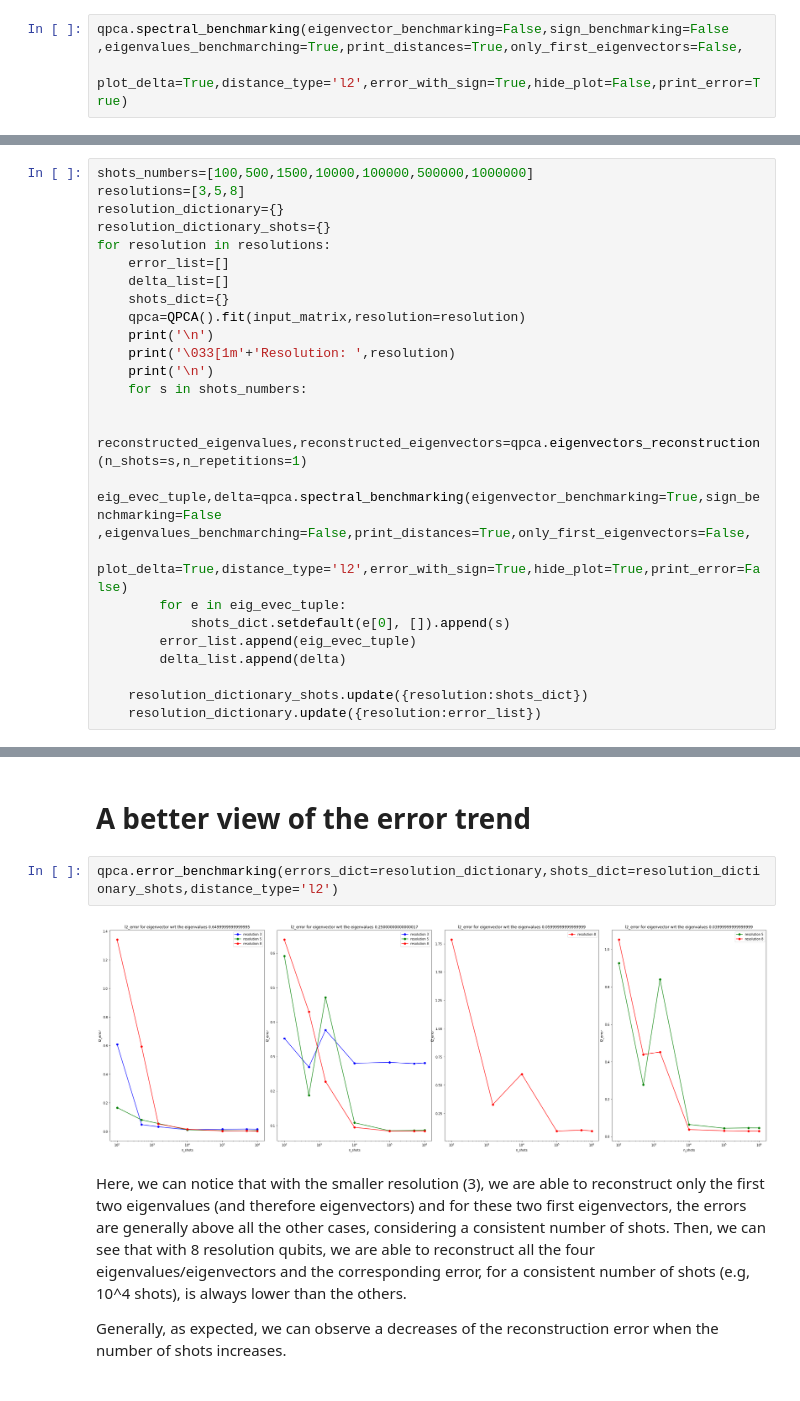
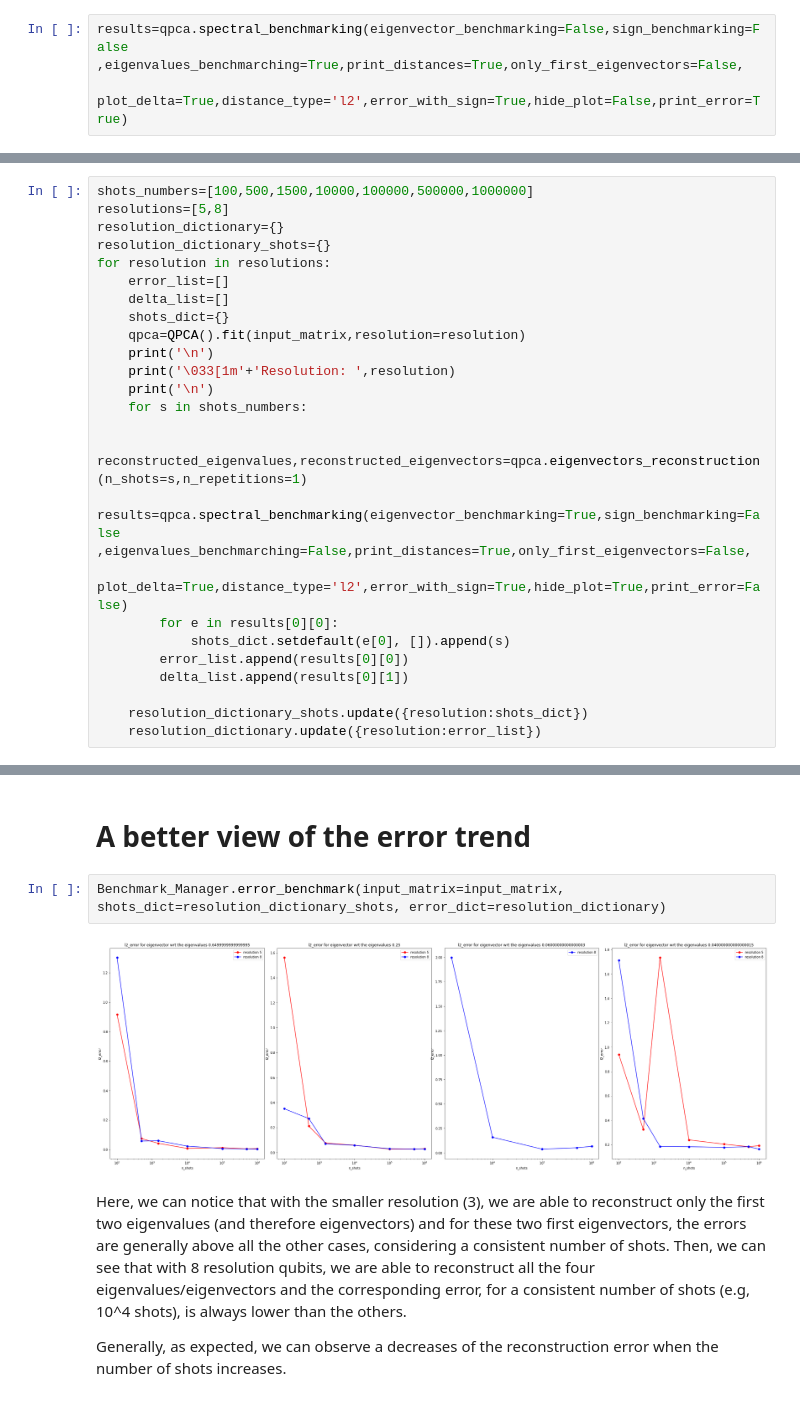
Before and after one commit to PolnareffPark/QuPCA, a Jupyter notebook: Benchmark.ipynb, the cells around one changed output, grey strips where cells are left out. Cells and saved outputs as stored; diff of their text form.

```diff
--- a/Benchmark.ipynb
+++ b/Benchmark.ipynb
@@ -86,7 +88,7 @@ we consider correct all the reconstructed signs since it is like if we consider
 # %% [markdown]
 This experiment is related to the eigenvalues reconstruction. More precisely, setting the eigenvalues_benchmarching flag to True you can visualize the original eigenvalues and the reconstructed ones. If we miss a red circle in corrspondence of a black cross, it means that we are not able to reconstruct correctly this specific eigenvalue. We can even specify the print_error flag, to print the table that shows for each eigenvalue the specific absolute reconstruction error computed as absolute difference between original and reconstructed eigenvalue.
 # %%
-qpca.spectral_benchmarking(eigenvector_benchmarking=False,sign_benchmarking=False ,eigenvalues_benchmarching=True,print_distances=True,only_first_eigenvectors=False,
+results=qpca.spectral_benchmarking(eigenvector_benchmarking=False,sign_benchmarking=False ,eigenvalues_benchmarching=True,print_distances=True,only_first_eigenvectors=False,
                                                         plot_delta=True,distance_type='l2',error_with_sign=True,hide_plot=False,print_error=True)
 # %% [output]
 [figure]
@@ -109,7 +111,7 @@ In this specific case, using 8 resolution qubit and 1000000 shots, we can see a
 Here, we show the eigenvector reconstruction error trend by performing the same procedure of the first experiment but with different and increasing number of shots and resolution qubits. You can choose to show or not all the plots using the hide_plot flag.
 # %%
 shots_numbers=[100,500,1500,10000,100000,500000,1000000]
-resolutions=[3,5,8]
+resolutions=[5,8]
 resolution_dictionary={}
 resolution_dictionary_shots={}
 for resolution in resolutions:
@@ -123,12 +125,12 @@ for resolution in resolutions:
     for s in shots_numbers:
 
         reconstructed_eigenvalues,reconstructed_eigenvectors=qpca.eigenvectors_reconstruction(n_shots=s,n_repetitions=1)
-        eig_evec_tuple,delta=qpca.spectral_benchmarking(eigenvector_benchmarking=True,sign_benchmarking=False ,eigenvalues_benchmarching=False,print_distances=True,only_first_eigenvectors=False,
+        results=qpca.spectral_benchmarking(eigenvector_benchmarking=True,sign_benchmarking=False ,eigenvalues_benchmarching=False,print_distances=True,only_first_eigenvectors=False,
                                                         plot_delta=True,distance_type='l2',error_with_sign=True,hide_plot=True,print_error=False)
-        for e in eig_evec_tuple:
+        for e in results[0][0]:
             shots_dict.setdefault(e[0], []).append(s)
-        error_list.append(eig_evec_tuple)
-        delta_list.append(delta)
+        error_list.append(results[0][0])
+        delta_list.append(results[0][1])
 
     resolution_dictionary_shots.update({resolution:shots_dict})
     resolution_dictionary.update({resolution:error_list})
@@ -144,10 +141,10 @@ Resolution:  8
 Once you have computed all the errors for all the different cases, you can use the following function (in the following section) to have a better view of all the error trends. Remember to save always all the results relative to the different executions, using different combination of shots and resolution, in a dictionary, as we have done in the previous cell.
 # %% [markdown]
 # A better view of the error trend
-# %%
-qpca.error_benchmarking(errors_dict=resolution_dictionary,shots_dict=resolution_dictionary_shots,distance_type='l2')
-# %% [output]
-[figure, removed]
+# %%
+Benchmark_Manager.error_benchmark(input_matrix=input_matrix, shots_dict=resolution_dictionary_shots, error_dict=resolution_dictionary)
+# %% [output]
+[figure, added]
 # %% [markdown]
 Here, we can notice that with the smaller resolution (3), we are able to reconstruct only the first two eigenvalues (and therefore eigenvectors) and for these two first eigenvectors, the errors are generally above all the other cases, considering a consistent number of shots. Then, we can see that with 8 resolution qubits, we are able to reconstruct all the four eigenvalues/eigenvectors and the corresponding error, for a consistent number of shots (e.g, 10^4 shots), is always lower than the others.
 
```
Also changed, not shown: parts of 6 cells of this notebook.
